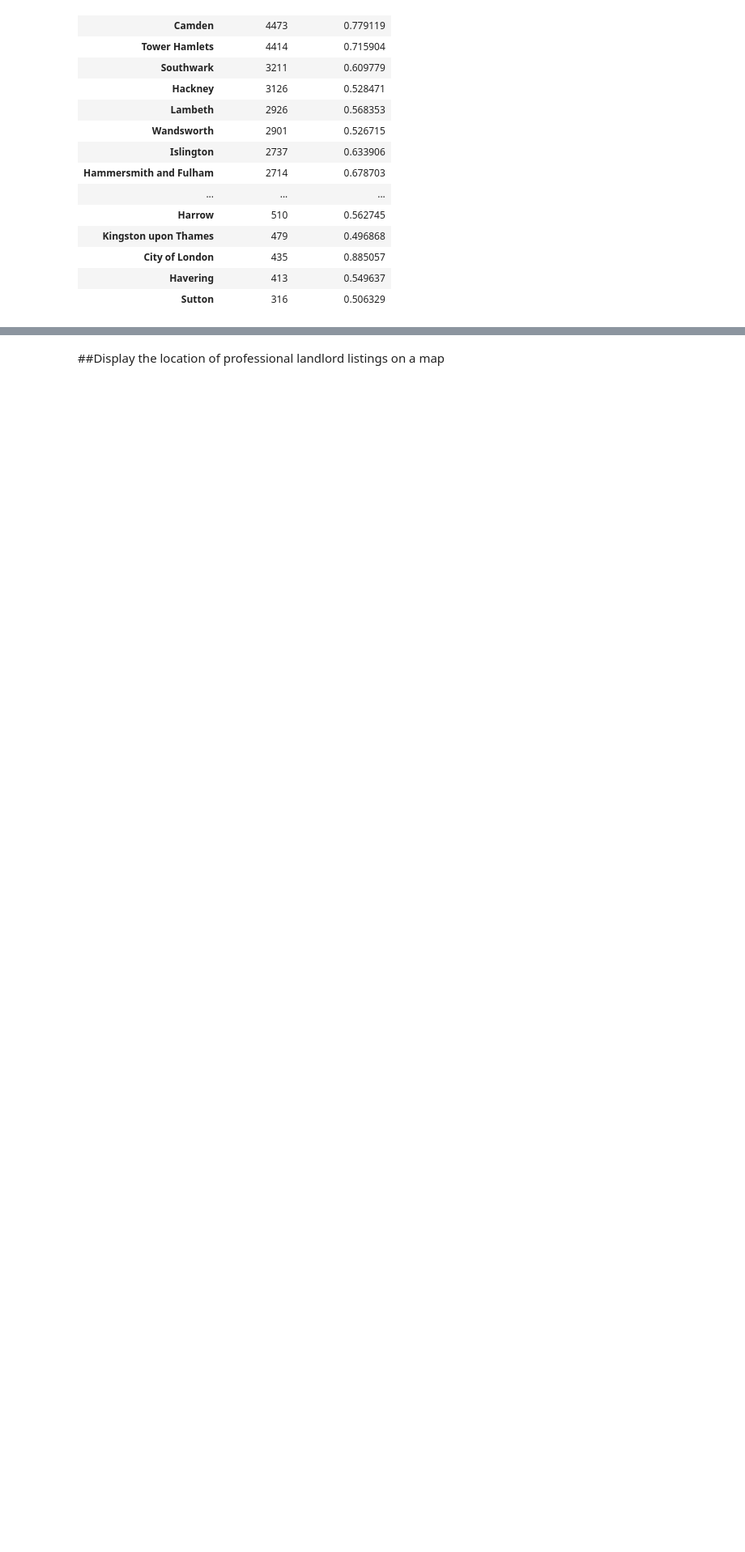
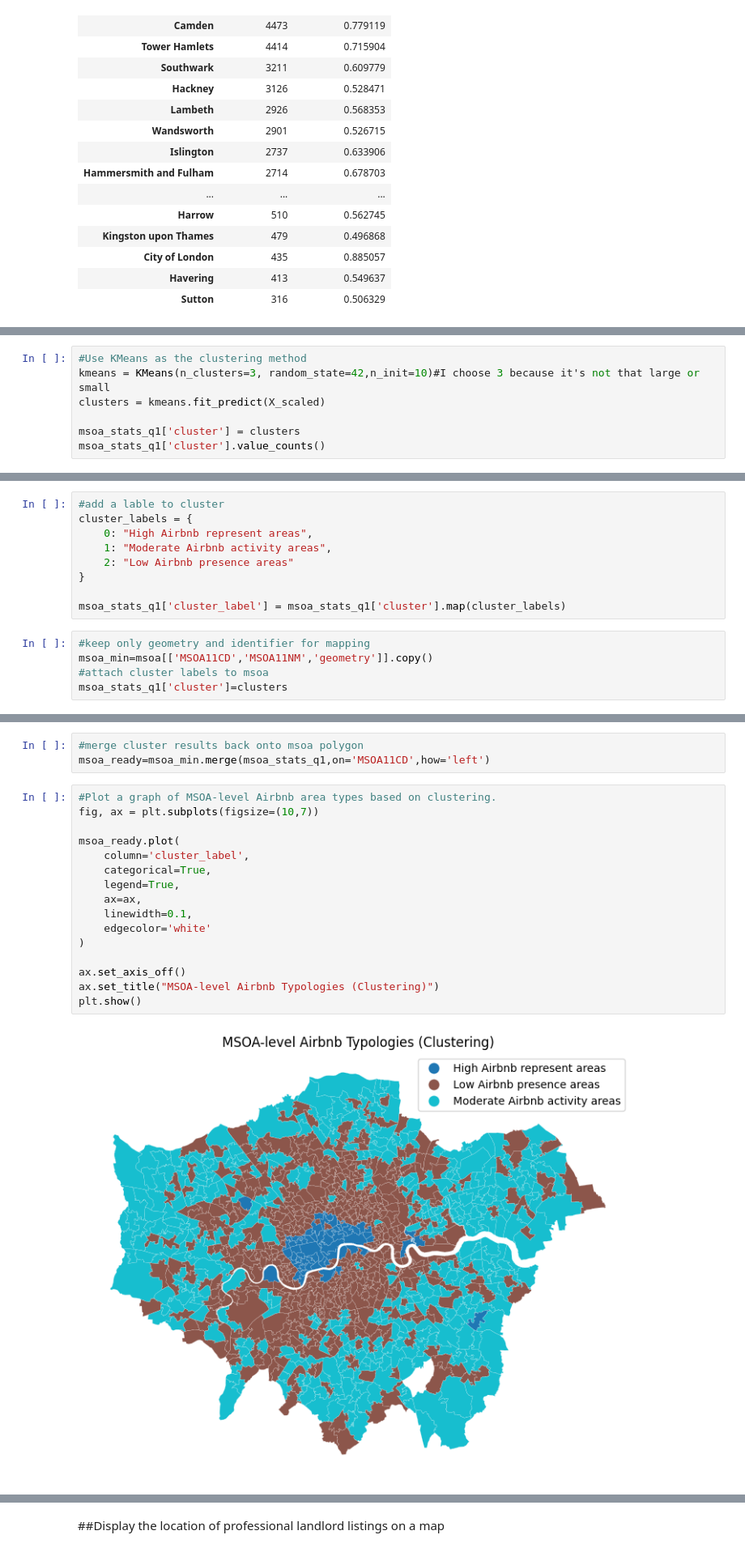
Before and after one commit to Levine-l/fsds-group, a Jupyter notebook: Group_project.ipynb, the cells around one changed output, grey strips where cells are left out. Shown at 81% size. Cells and saved outputs as stored; diff of their text form; blank space fills up the shorter version.

Commit message:
add clustering part.

```diff
--- a/Group_project.ipynb
+++ b/Group_project.ipynb
@@ -607,0 +632,7 @@ Example of MSOA statistics in Westminster：
+# %%
+#Use KMeans as the clustering method
+kmeans = KMeans(n_clusters=3, random_state=42,n_init=10)#I choose 3 because it's not that large or small
+clusters = kmeans.fit_predict(X_scaled)
+
+msoa_stats_q1['cluster'] = clusters
+msoa_stats_q1['cluster'].value_counts()
@@ -607,0 +656,14 @@ Example of MSOA statistics in Westminster：
+# %%
+#add a lable to cluster
+cluster_labels = {
+    0: "High Airbnb represent areas",
+    1: "Moderate Airbnb activity areas",
+    2: "Low Airbnb presence areas"
+}
+
+msoa_stats_q1['cluster_label'] = msoa_stats_q1['cluster'].map(cluster_labels)
+# %%
+#keep only geometry and identifier for mapping
+msoa_min=msoa[['MSOA11CD','MSOA11NM','geometry']].copy()
+#attach cluster labels to msoa
+msoa_stats_q1['cluster']=clusters
@@ -608,3 +674,24 @@ Example of MSOA statistics in Westminster：
+# %%
+#merge cluster results back onto msoa polygon
+msoa_ready=msoa_min.merge(msoa_stats_q1,on='MSOA11CD',how='left')
+# %%
+#Plot a graph of MSOA-level Airbnb area types based on clustering.
+fig, ax = plt.subplots(figsize=(10,7))
+
+msoa_ready.plot(
+    column='cluster_label',
+    categorical=True,
+    legend=True,
+    ax=ax,
+    linewidth=0.1,
+    edgecolor='white'
+)
+
+ax.set_axis_off()
+ax.set_title("MSOA-level Airbnb Typologies (Clustering)")
+plt.show()
+# %% [output]
+[figure, added]
 # %% [markdown]
 # 2. How many professional landlords are there?
 To assess whether Airbnb in London is experiencing "over control", we may say a host with multiple renting houses are over-commercialisation is causing over control. So start with analyzed the number of listings available from each host.
```
Also changed, not shown: parts of 19 cells of this notebook.
